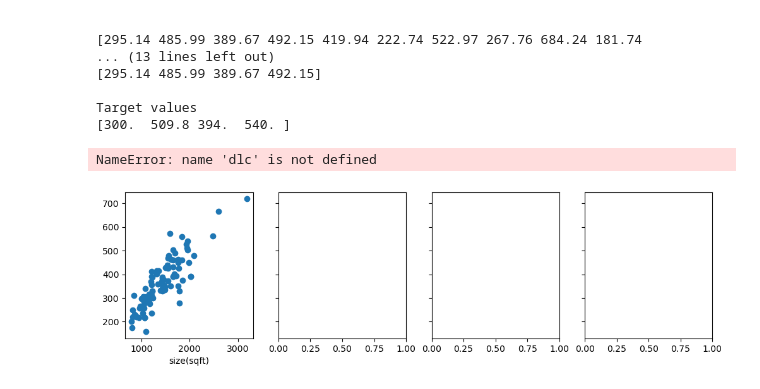
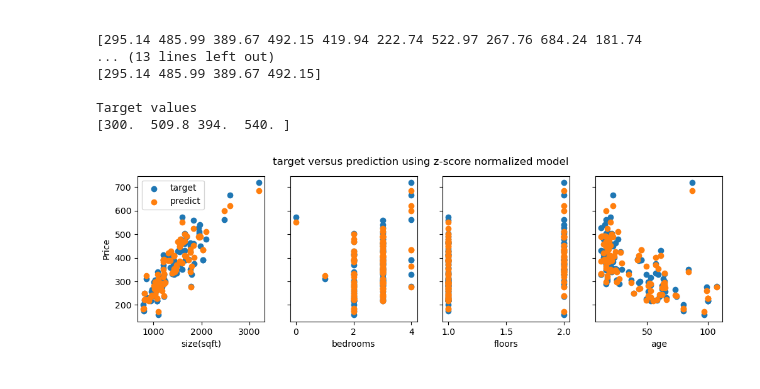
Before and after one commit to nedamhs/ML_Notebooks, a Jupyter notebook: scikit-learn linear regression.ipynb, the cells around one changed output. Cells and saved outputs as stored; diff of their text form; code cells hidden in the pictures.

```diff
--- a/scikit-learn linear regression.ipynb
+++ b/scikit-learn linear regression.ipynb
@@ -102,13 +102,12 @@ Target values
 # %%
 # plot predictions and targets vs original features
 fig,ax=plt.subplots(1,4,figsize=(12,3),sharey=True)
 for i in range(len(ax)):
     ax[i].scatter(X_train[:,i],y_train, label = 'target')
     ax[i].set_xlabel(X_features[i])
-    ax[i].scatter(X_train[:,i],y_pred,color=dlc["dlorange"], label = 'predict')
+    ax[i].scatter(X_train[:,i],y_pred, label = 'predict')
 ax[0].set_ylabel("Price"); ax[0].legend();
 fig.suptitle("target versus prediction using z-score normalized model")
 plt.show()
 # %% [output]
-NameError: name 'dlc' is not defined
-[figure, old version]
+[figure, new version]
```
Also changed, not shown: parts of 1 cell of this notebook, 4 other files.
